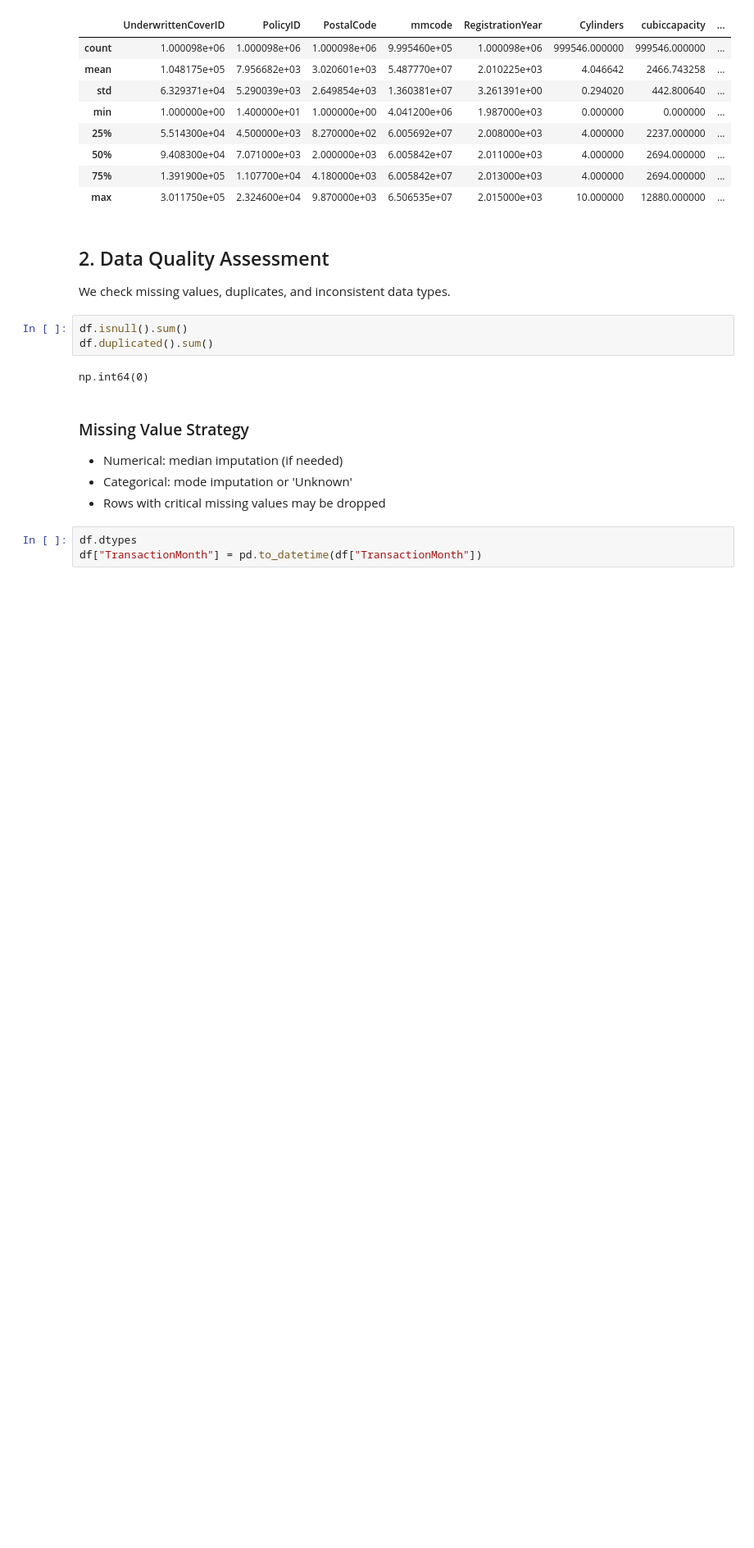
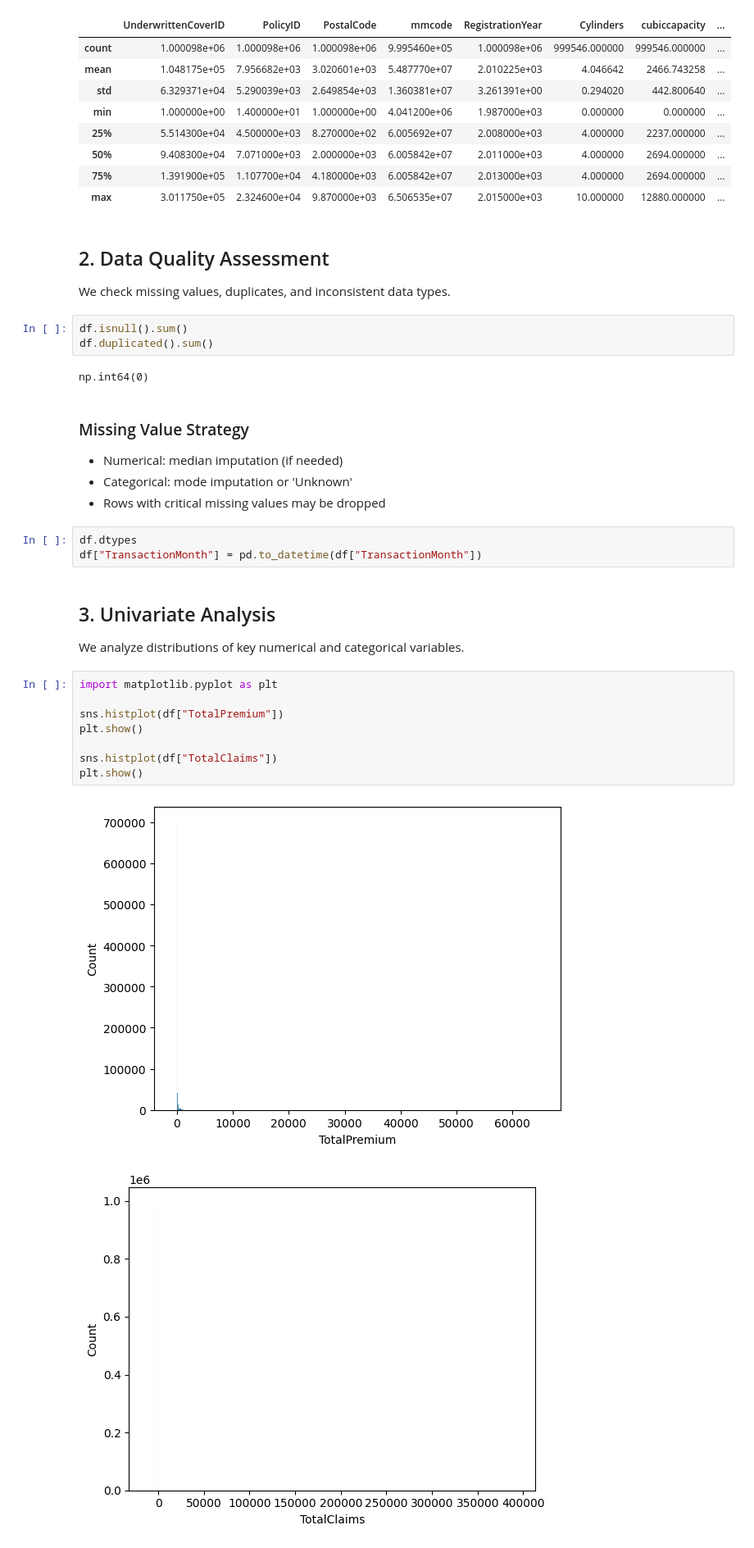
Before and after one commit to Redeat-Birhane/insurance-risk-analytics, a Jupyter notebook: notebooks/01_eda.ipynb, the cells around one changed output. Shown at 82% size. Saved outputs shown, nothing was run; the diff lists cells and outputs as text; blank space fills up the shorter version.

```diff
--- a/notebooks/01_eda.ipynb
+++ b/notebooks/01_eda.ipynb
@@ -81,3 +81,18 @@ np.int64(0)
 # %%
 df.dtypes
 df["TransactionMonth"] = pd.to_datetime(df["TransactionMonth"])
+# %% [markdown]
+## 3. Univariate Analysis
+
+We analyze distributions of key numerical and categorical variables.
+# %%
+import matplotlib.pyplot as plt
+
+sns.histplot(df["TotalPremium"])
+plt.show()
+
+sns.histplot(df["TotalClaims"])
+plt.show()
+# %% [output]
+[figure, added]
+[figure, added]
```
Also changed, not shown: parts of 4 cells of this notebook.
